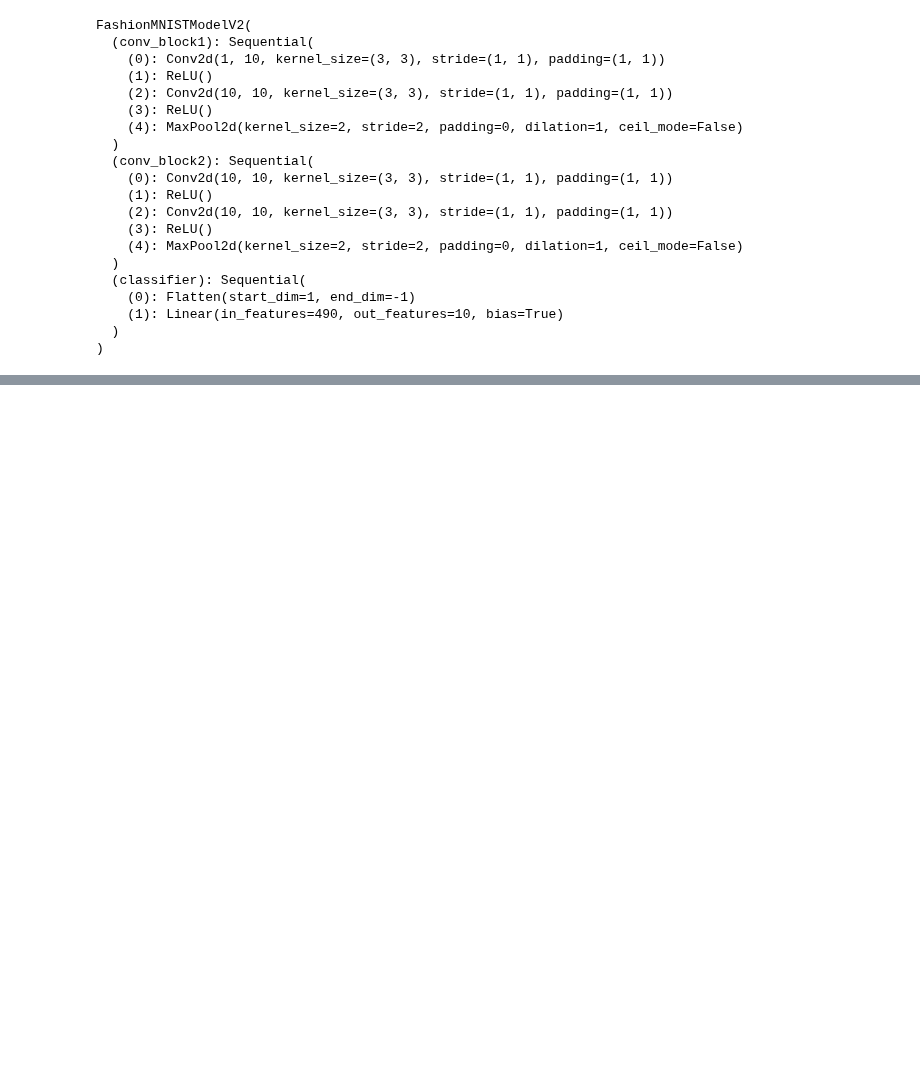
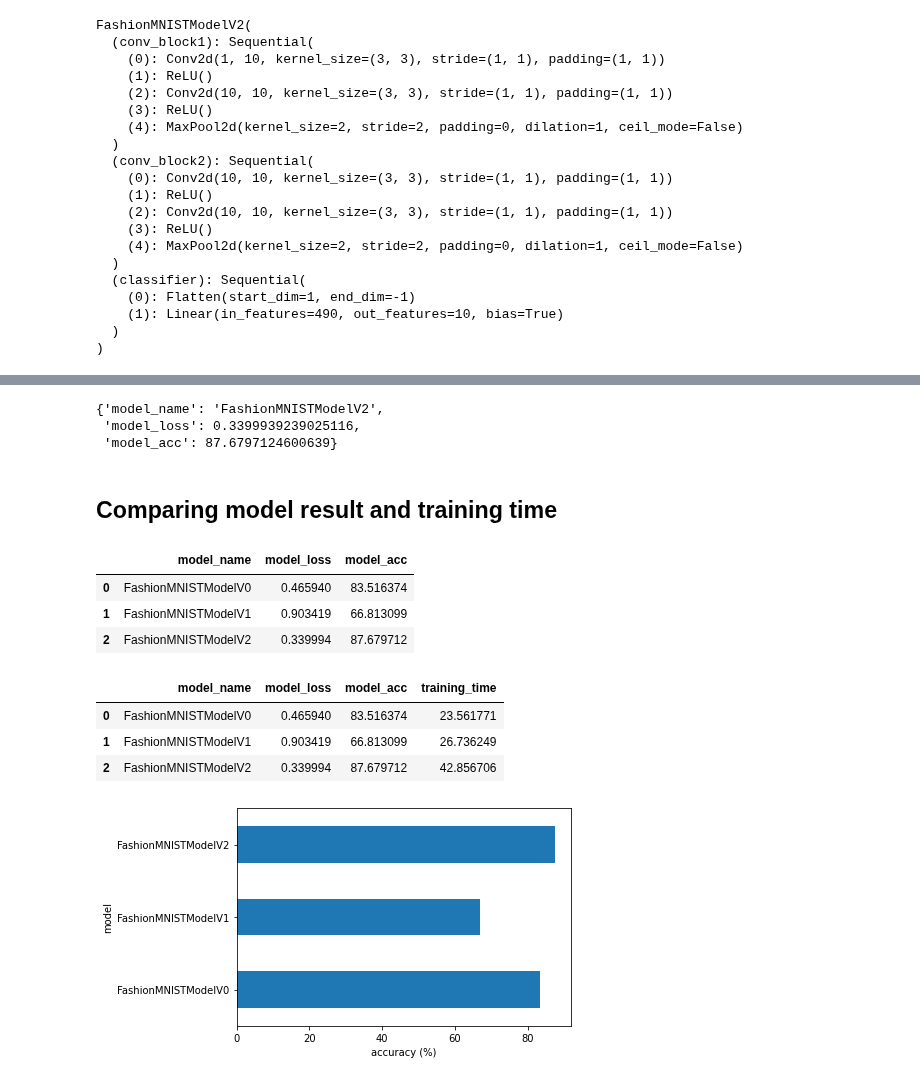
Before and after one commit to SalehMehrabani/Deep-Learning, a Jupyter notebook: CNN1.ipynb, the cells around one changed output, grey strips where cells are left out. Saved outputs shown, nothing was run; the diff lists cells and outputs as text; code cells hidden in the pictures; blank space fills up the shorter version.

```diff
--- a/CNN1.ipynb
+++ b/CNN1.ipynb
@@ -568,7 +552,7 @@ for epoch in tqdm(range(epochs)):
             device = device)
 
 train_time_end_on_gpu = timer()
-total_train_time_model = print_train_time(start = train_time_start_on_gpu,
+total_train_time_model_1 = print_train_time(start = train_time_start_on_gpu,
                                           end = train_time_end_on_gpu,
                                           device = device)
 # %% [output]
@@ -741,0 +726,46 @@ Train time on cuda: 37.532 seconds
+# %%
+model_2_results = eval_model(
+    model= model_2,
+    data_loader = test_dataloader,
+    loss_fn = loss_fn,
+    accuracy_fn = accuracy_fn,
+    device = device
+)
+model_2_results
+# %% [output]
+{'model_name': 'FashionMNISTModelV2',
+ 'model_loss': 0.3399939239025116,
+ 'model_acc': 87.6797124600639}
+# %% [markdown]
+## Comparing model result and training time
+# %%
+import pandas as pd
+
+compare_results= pd.DataFrame([model_0_results,
+                               model_1_results,
+                               model_2_results])
+# %%
+compare_results
+# %% [output]
+|  | model_name | model_loss | model_acc |
+| 0 | FashionMNISTModelV0 | 0.465940 | 83.516374 |
+| 1 | FashionMNISTModelV1 | 0.903419 | 66.813099 |
+| 2 | FashionMNISTModelV2 | 0.339994 | 87.679712 |
+# %%
+# Add training times to results comparison
+compare_results["training_time"] = [total_train_time_model_0,
+                                    total_train_time_model_1,
+                                    total_train_time_model_2]
+compare_results
+# %% [output]
+|  | model_name | model_loss | model_acc | training_time |
+| 0 | FashionMNISTModelV0 | 0.465940 | 83.516374 | 23.561771 |
+| 1 | FashionMNISTModelV1 | 0.903419 | 66.813099 | 26.736249 |
+| 2 | FashionMNISTModelV2 | 0.339994 | 87.679712 | 42.856706 |
+# %%
+# Visualize our model results
+compare_results.set_index("model_name")["model_acc"].plot(kind="barh")
+plt.xlabel("accuracy (%)")
+plt.ylabel("model");
+# %% [output]
+[figure, added]
```
Also changed, not shown: parts of 5 cells of this notebook.
